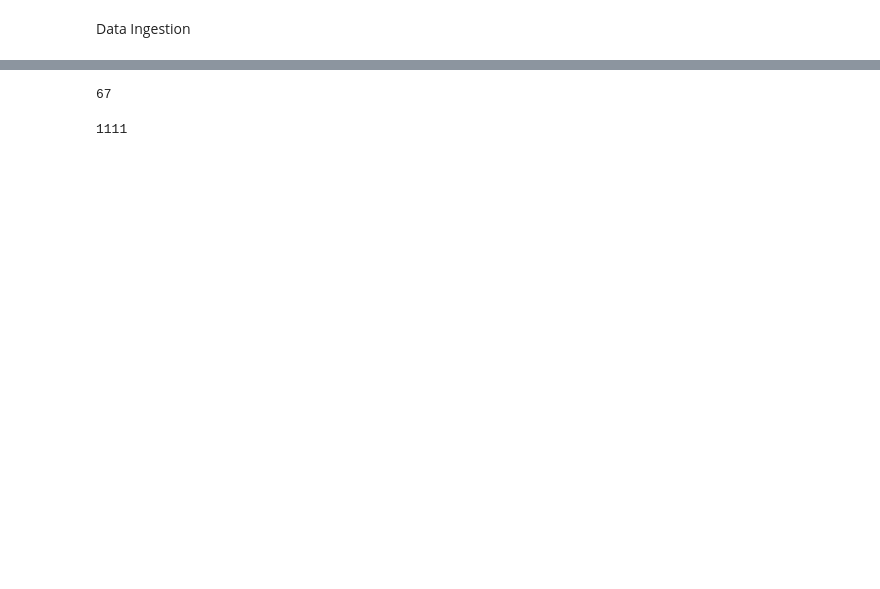
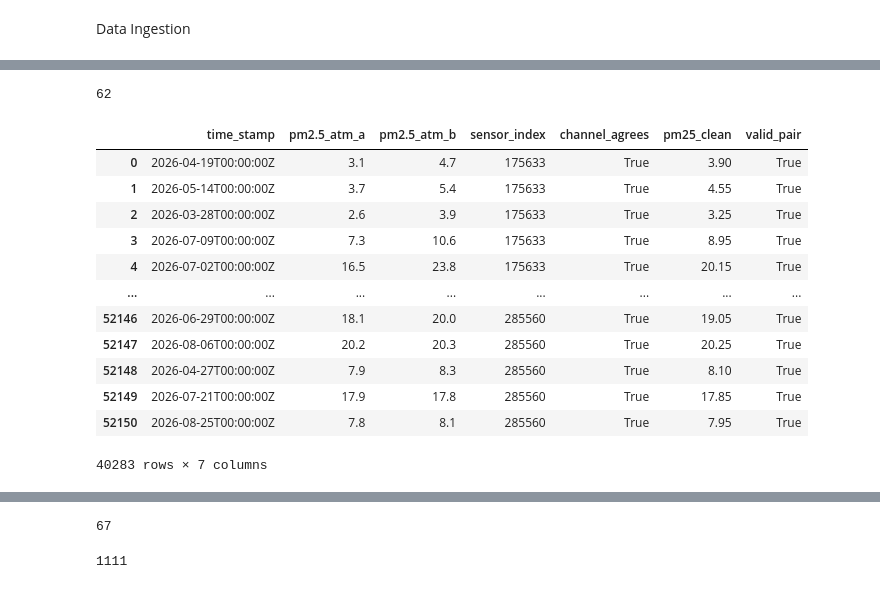
Before and after one commit to ShinThomas/NYC-School-Of-Data-Air_Quality_Team, a Jupyter notebook: data_ingestion.ipynb, the cells around one changed output, grey strips where cells are left out. Cells and saved outputs as stored; diff of their text form; code cells hidden in the pictures; blank space fills up the shorter version.

```diff
--- a/data_ingestion.ipynb
+++ b/data_ingestion.ipynb
@@ -1,5 +1,23 @@
 # %% [markdown]
 Data Ingestion
+# %%
+# For PurpleAir
+
+from pathlib import Path
+import json
+import time
+import pandas as pd
+import requests
+
+checkpoint_dir = Path("Datas/purpleair_checkpoints")
+checkpoint_dir.mkdir(parents=True, exist_ok=True)
+
+empty_log = checkpoint_dir / "empty_requests.json"
+
+if empty_log.exists():
+    empty_requests = set(json.loads(empty_log.read_text()))
+else:
+    empty_requests = set()
 # %%
 import os
 import requests
@@ -188,0 +241,14 @@ KeyboardInterrupt:
+# %%
+len(df_sensors)
+# %% [output]
+62
+# %%
+# Merge the purple-air files together
+
+df_history = pd.concat(
+    [
+        pd.read_csv(file)
+        for file in checkpoint_dir.glob("sensor_*.csv")
+    ],
+    ignore_index=True
+)
@@ -189,2 +320,18 @@ KeyboardInterrupt:
+# %%
+df_clean
+# %% [output]
+|  | time_stamp | pm2.5_atm_a | pm2.5_atm_b | sensor_index | channel_agrees | pm25_clean | valid_pair |
+| 0 | 2026-04-19T00:00:00Z | 3.1 | 4.7 | 175633 | True | 3.90 | True |
+| 1 | 2026-05-14T00:00:00Z | 3.7 | 5.4 | 175633 | True | 4.55 | True |
+| 2 | 2026-03-28T00:00:00Z | 2.6 | 3.9 | 175633 | True | 3.25 | True |
+| 3 | 2026-07-09T00:00:00Z | 7.3 | 10.6 | 175633 | True | 8.95 | True |
+| 4 | 2026-07-02T00:00:00Z | 16.5 | 23.8 | 175633 | True | 20.15 | True |
+| ... | ... | ... | ... | ... | ... | ... | ... |
+| 52146 | 2026-06-29T00:00:00Z | 18.1 | 20.0 | 285560 | True | 19.05 | True |
+| 52147 | 2026-08-06T00:00:00Z | 20.2 | 20.3 | 285560 | True | 20.25 | True |
+| 52148 | 2026-04-27T00:00:00Z | 7.9 | 8.3 | 285560 | True | 8.10 | True |
+| 52149 | 2026-07-21T00:00:00Z | 17.9 | 17.8 | 285560 | True | 17.85 | True |
+| 52150 | 2026-08-25T00:00:00Z | 7.8 | 8.1 | 285560 | True | 7.95 | True |
+40283 rows × 7 columns
 # %%
 # We want to merge df_history and df_sensors in order to get latitude and longitude coordinates'
```
Also changed, not shown: parts of 10 cells of this notebook, 5 other files.
